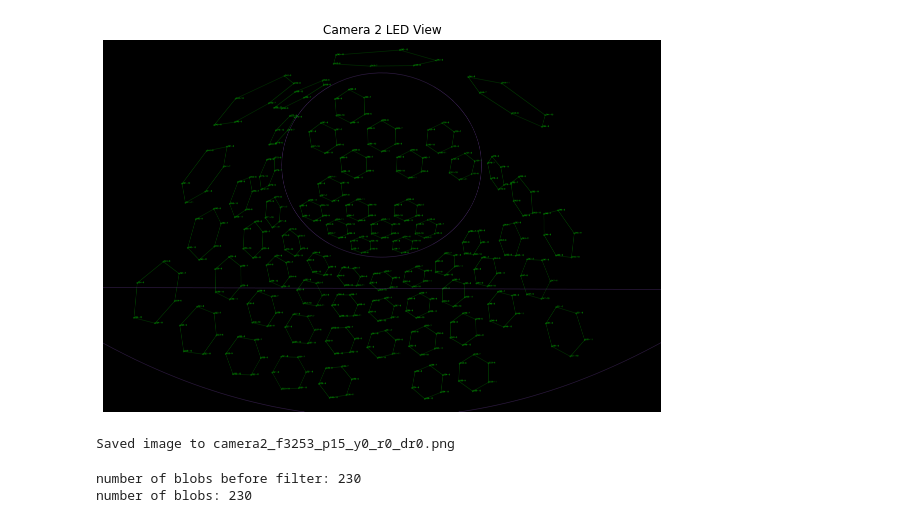
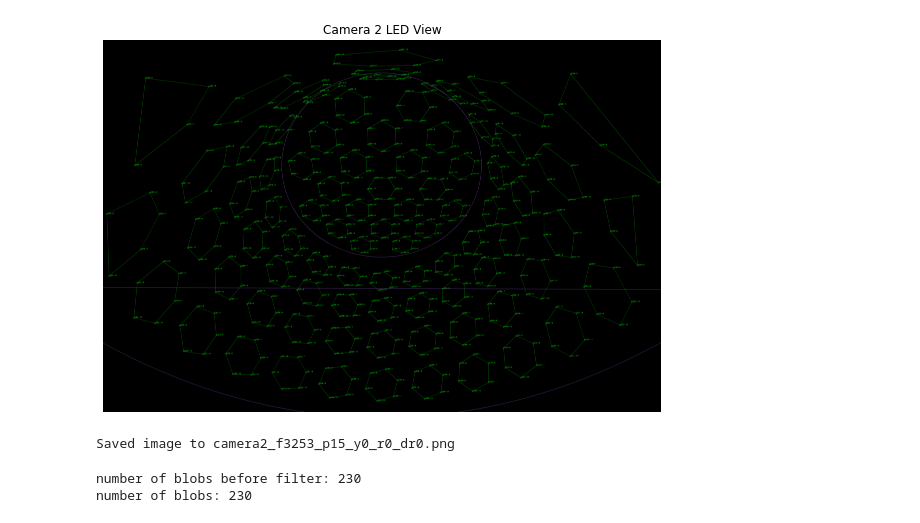
Before and after one commit to ABlairJamieson/WCTE-PG-Geometry, a Jupyter notebook: PredictImage_PCH2.ipynb, the cells around one changed output. Drawn from its saved outputs; the diff is of its cells as text; code cells hidden in the pictures.

```diff
--- a/PredictImage_PCH2.ipynb
+++ b/PredictImage_PCH2.ipynb
@@ -27,9 +29,9 @@ delta_r=0.0
 # %%
 excluded_pmts = { 25, 26, 28, 29, 30, 32, 35, 45, 57, 59, 60, 61, 74, 75, 76, 77, 79, 85, 91, 96, 99, 102}
 
-prim.simulate_fisheye_view("wcte_geometry_file.json", camera_index=cur_cam_index, K=K, D=D, delta_pitch_deg=delta_pitch_deg, delta_yaw_deg=delta_yaw_deg, delta_roll_deg=delta_roll_deg, delta_r=delta_r, excluded_pmts=excluded_pmts)
+prim.simulate_fisheye_view("wcte_geometry_file.json", camera_index=cur_cam_index, K=K, D=D, delta_pitch_deg=delta_pitch_deg, delta_yaw_deg=delta_yaw_deg, delta_roll_deg=delta_roll_deg, delta_r=delta_r, excluded_pmts={})
 # %% [output]
-[figure, old version]
+[figure, new version]
 Saved image to camera2_f3253_p15_y0_r0_dr0.png
 # %%
 
```
Also changed, not shown: parts of 8 cells of this notebook, 13 other files.
